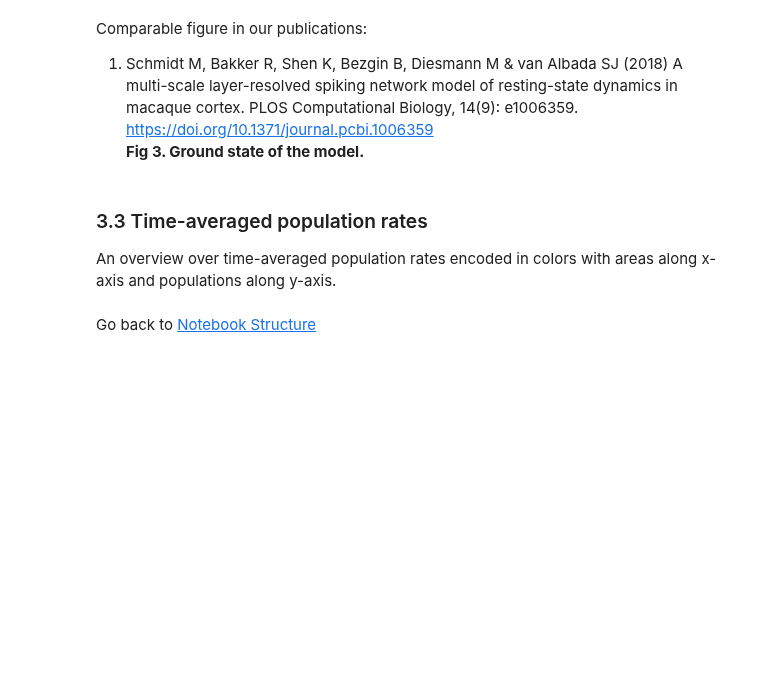
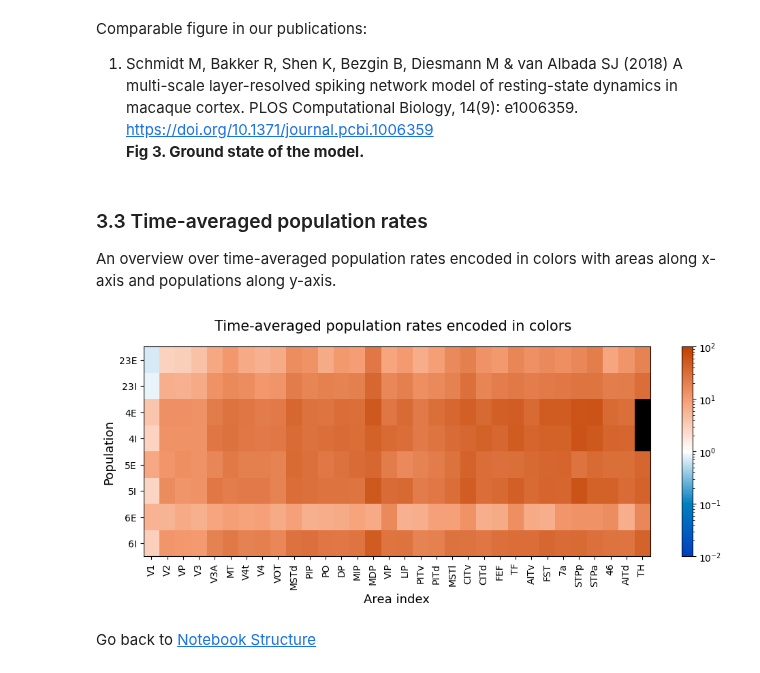
Before and after one commit to INM-6/multi-area-model, a Jupyter notebook: multi-area-model.ipynb, the cells around one changed output. Cells and saved outputs as stored; diff of their text form; code cells hidden in the pictures; blank space fills up the shorter version.

Commit message:
Add arguments for the plotting function and rerun the notebook

```diff
--- a/multi-area-model.ipynb
+++ b/multi-area-model.ipynb
@@ -304,6 +304,8 @@ Comparable figure in our publications: <br>
 ### 3.3 Time-averaged population rates <a class="anchor" id="section_4_3"></a>
 An overview over time-averaged population rates encoded in colors with areas along x-axis and populations along y-axis.
 # %%
-# plot_time_averaged_population_rates(M, data_path)
+plot_time_averaged_population_rates(M, data_path)
+# %% [output]
+[figure, added]
 # %% [markdown]
 Go back to [Notebook Structure](#toc)
```
Also changed, not shown: parts of 2 cells of this notebook, 1 other file.
